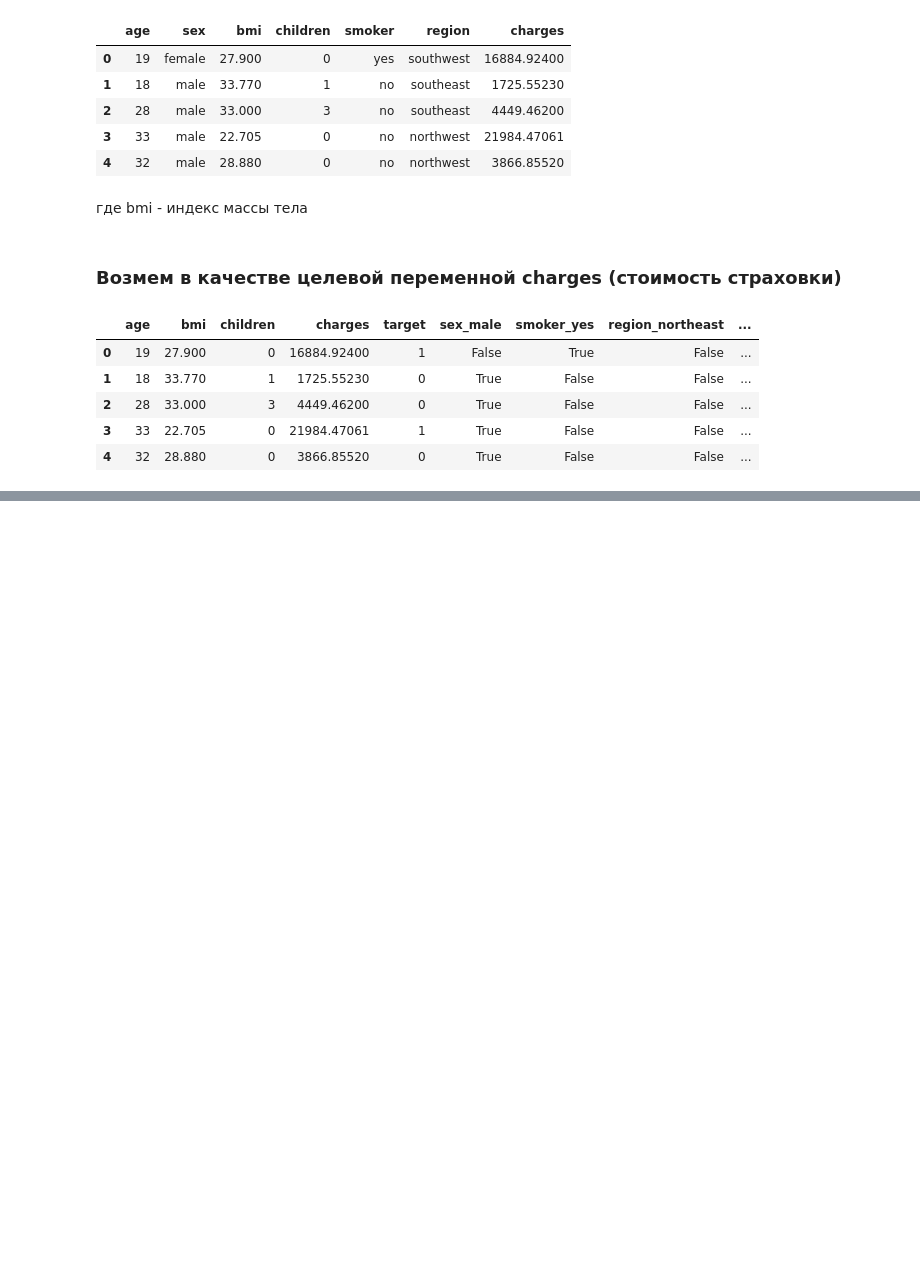
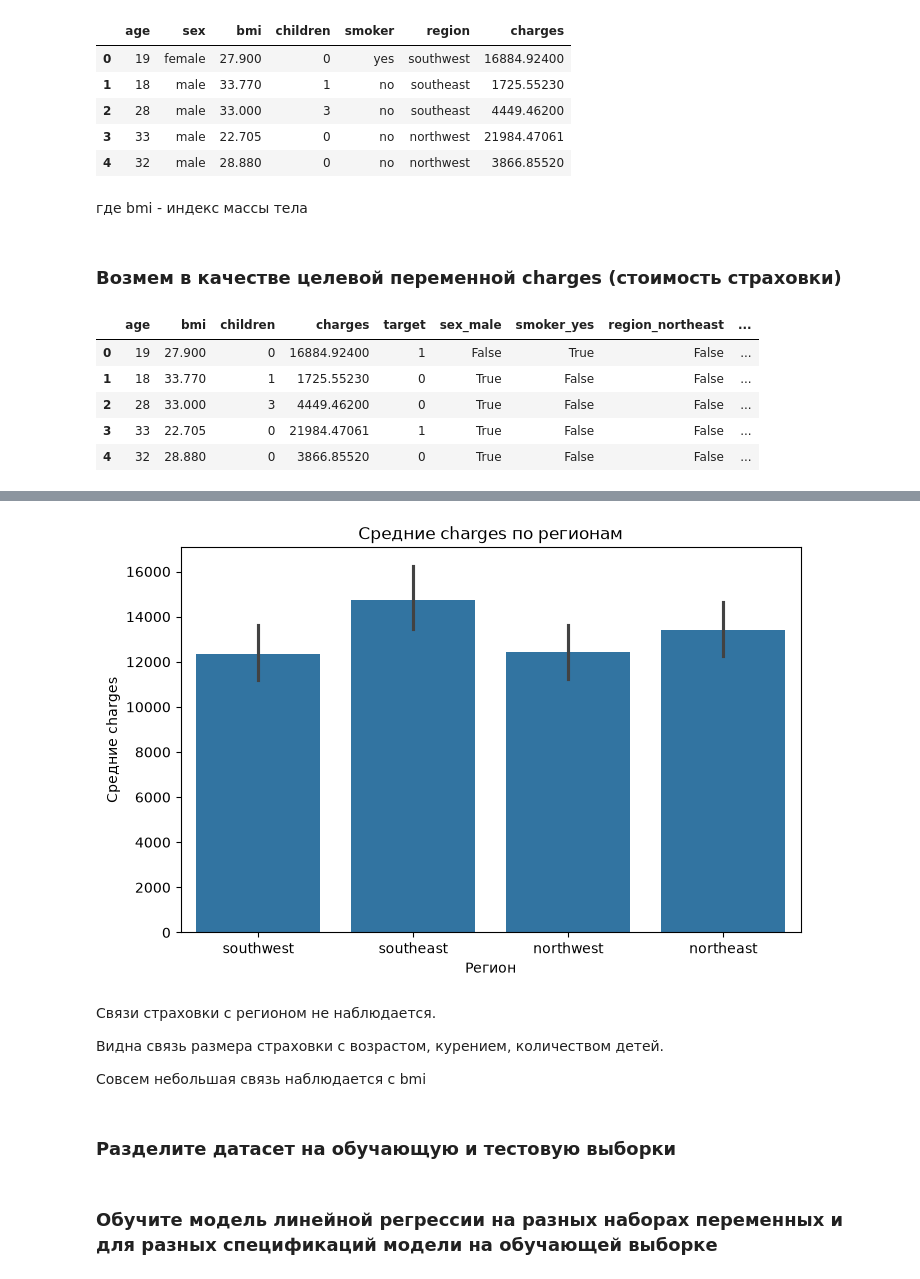
Before and after one commit to ceteravincis/dz_regressii_lin, a Jupyter notebook: dz_regressiya_0.ipynb, the cells around one changed output, grey strips where cells are left out. Cells and saved outputs as stored; diff of their text form; code cells hidden in the pictures; blank space fills up the shorter version.

```diff
--- a/dz_regressiya_0.ipynb
+++ b/dz_regressiya_0.ipynb
@@ -43,0 +63,20 @@ df_encoded.head()
+# %%
+#Посмотрим отличаются ли регионы между собой
+
+plt.figure(figsize=(8, 5))
+sns.barplot(data=df, x='region', y='charges',
+            estimator='mean', errorbar='ci')
+plt.title('Средние charges по регионам')
+plt.xlabel('Регион')
+plt.ylabel('Средние charges')
+plt.show()
+# %% [output]
+[figure, added]
+# %% [markdown]
+Связи страховки с регионом не наблюдается.
+
+Видна связь размера страховки с возрастом, курением, количеством детей.
+
+Совсем небольшая связь наблюдается с bmi
+# %% [markdown]
+### Разделите датасет на обучающую и тестовую выборки
@@ -43,0 +98,2 @@ df_encoded.head()
+# %% [markdown]
+### Обучите модель линейной регрессии на разных наборах переменных и для разных спецификаций модели на обучающей выборке
```
Also changed, not shown: parts of 9 cells of this notebook.
